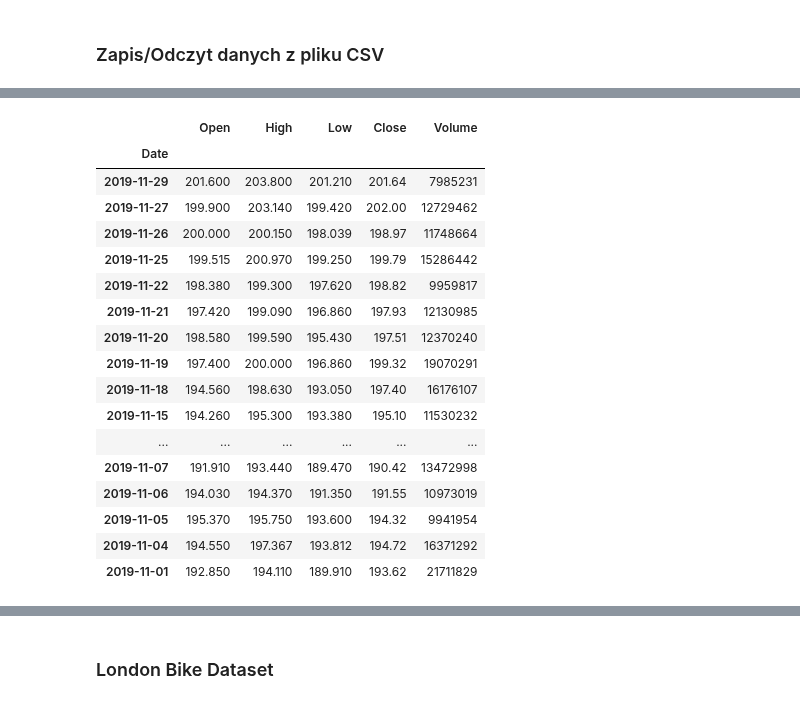
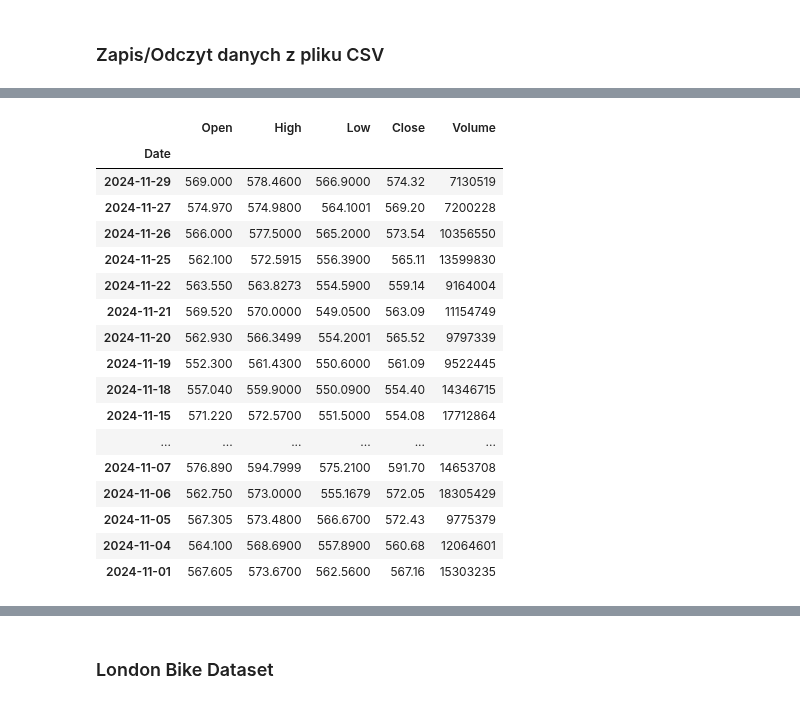
Before and after one commit to kurek0010/data-science-bootcamp, a Jupyter notebook: 02_analiza_danych/03_zapis_odczyt.ipynb, the cells around one changed output, grey strips where cells are left out. Drawn from its saved outputs; the diff is of its cells as text; code cells hidden in the pictures.

```diff
--- a/02_analiza_danych/03_zapis_odczyt.ipynb
+++ b/02_analiza_danych/03_zapis_odczyt.ipynb
@@ -51,25 +68,25 @@ df.to_csv('fb.csv')
 # %%
-df_nov = df[(df.index.month == 11) & (df.index.year == 2019)]
+df_nov = df[(df.index.month == 11) & (df.index.year == 2024)]
 df_nov
 # %% [output]
 |  | Open | High | Low | Close | Volume |
 | Date |  |  |  |  |  |
-| 2019-11-29 | 201.600 | 203.800 | 201.210 | 201.64 | 7985231 |
-| 2019-11-27 | 199.900 | 203.140 | 199.420 | 202.00 | 12729462 |
-| 2019-11-26 | 200.000 | 200.150 | 198.039 | 198.97 | 11748664 |
-| 2019-11-25 | 199.515 | 200.970 | 199.250 | 199.79 | 15286442 |
-| 2019-11-22 | 198.380 | 199.300 | 197.620 | 198.82 | 9959817 |
-| 2019-11-21 | 197.420 | 199.090 | 196.860 | 197.93 | 12130985 |
-| 2019-11-20 | 198.580 | 199.590 | 195.430 | 197.51 | 12370240 |
-| 2019-11-19 | 197.400 | 200.000 | 196.860 | 199.32 | 19070291 |
-| 2019-11-18 | 194.560 | 198.630 | 193.050 | 197.40 | 16176107 |
-| 2019-11-15 | 194.260 | 195.300 | 193.380 | 195.10 | 11530232 |
+| 2024-11-29 | 569.000 | 578.4600 | 566.9000 | 574.32 | 7130519 |
+| 2024-11-27 | 574.970 | 574.9800 | 564.1001 | 569.20 | 7200228 |
+| 2024-11-26 | 566.000 | 577.5000 | 565.2000 | 573.54 | 10356550 |
+| 2024-11-25 | 562.100 | 572.5915 | 556.3900 | 565.11 | 13599830 |
+| 2024-11-22 | 563.550 | 563.8273 | 554.5900 | 559.14 | 9164004 |
+| 2024-11-21 | 569.520 | 570.0000 | 549.0500 | 563.09 | 11154749 |
+| 2024-11-20 | 562.930 | 566.3499 | 554.2001 | 565.52 | 9797339 |
+| 2024-11-19 | 552.300 | 561.4300 | 550.6000 | 561.09 | 9522445 |
+| 2024-11-18 | 557.040 | 559.9000 | 550.0900 | 554.40 | 14346715 |
+| 2024-11-15 | 571.220 | 572.5700 | 551.5000 | 554.08 | 17712864 |
 | ... | ... | ... | ... | ... | ... |
-| 2019-11-07 | 191.910 | 193.440 | 189.470 | 190.42 | 13472998 |
-| 2019-11-06 | 194.030 | 194.370 | 191.350 | 191.55 | 10973019 |
-| 2019-11-05 | 195.370 | 195.750 | 193.600 | 194.32 | 9941954 |
-| 2019-11-04 | 194.550 | 197.367 | 193.812 | 194.72 | 16371292 |
-| 2019-11-01 | 192.850 | 194.110 | 189.910 | 193.62 | 21711829 |
+| 2024-11-07 | 576.890 | 594.7999 | 575.2100 | 591.70 | 14653708 |
+| 2024-11-06 | 562.750 | 573.0000 | 555.1679 | 572.05 | 18305429 |
+| 2024-11-05 | 567.305 | 573.4800 | 566.6700 | 572.43 | 9775379 |
+| 2024-11-04 | 564.100 | 568.6900 | 557.8900 | 560.68 | 12064601 |
+| 2024-11-01 | 567.605 | 573.6700 | 562.5600 | 567.16 | 15303235 |
 # %%
 df_nov.to_csv('fb_nov.csv')
 # %%
```
Also changed, not shown: parts of 4 cells of this notebook.
